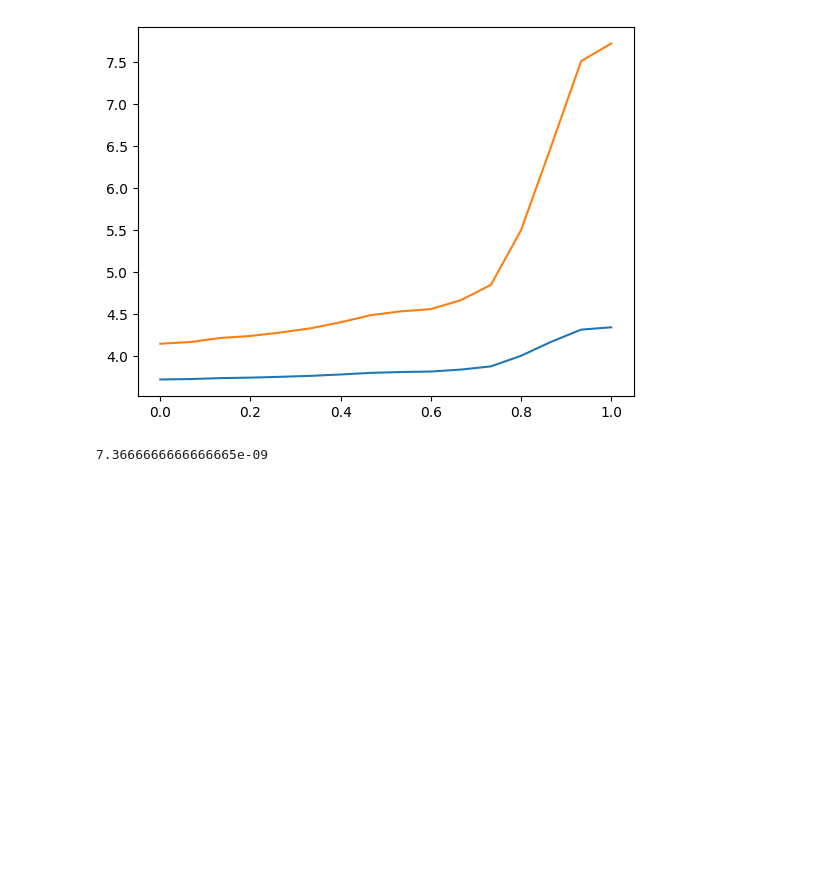
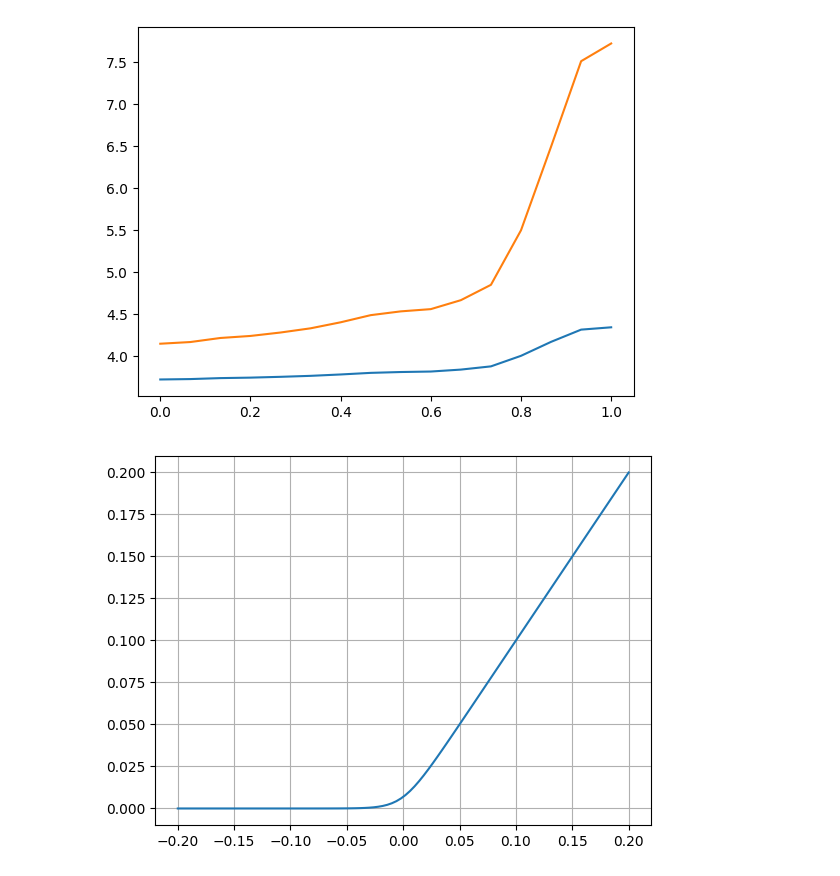
Before and after one commit to petergroenning/thesis_project, a Jupyter notebook: notebooks/new_test.ipynb, the cells around one changed output. Saved outputs shown, nothing was run; the diff lists cells and outputs as text; code cells hidden in the pictures; blank space fills up the shorter version.

```diff
--- a/notebooks/new_test.ipynb
+++ b/notebooks/new_test.ipynb
@@ -99,11 +105,13 @@ plt.plot(t, df.iloc[100, 0:16] / 10)
 # %% [output]
 [<matplotlib.lines.Line2D at 0x...>]
 [figure]
-# %%
-
-P_eic = lambda L: 0.002 * L / 6e4
-P_eec = lambda L: 0.034 * L / 6e4
-
-0.002 * 0.221 / 6e4
-# %% [output]
-7.3666666666666665e-09
+# %%
+f = lambda x: np.log(1 + np.exp(100*x))/100
+x = np.linspace(-0.2, 0.2, 100)
+
+fig, ax = plt.subplots()
+ax.plot(x, f(x))
+ax.grid()
+# ax.plot(volume_per_layer[:-1].values / volume_per_layer[1:].values)
+# %% [output]
+[figure, added]
```
Also changed, not shown: parts of 4 cells of this notebook, 18 other files.
